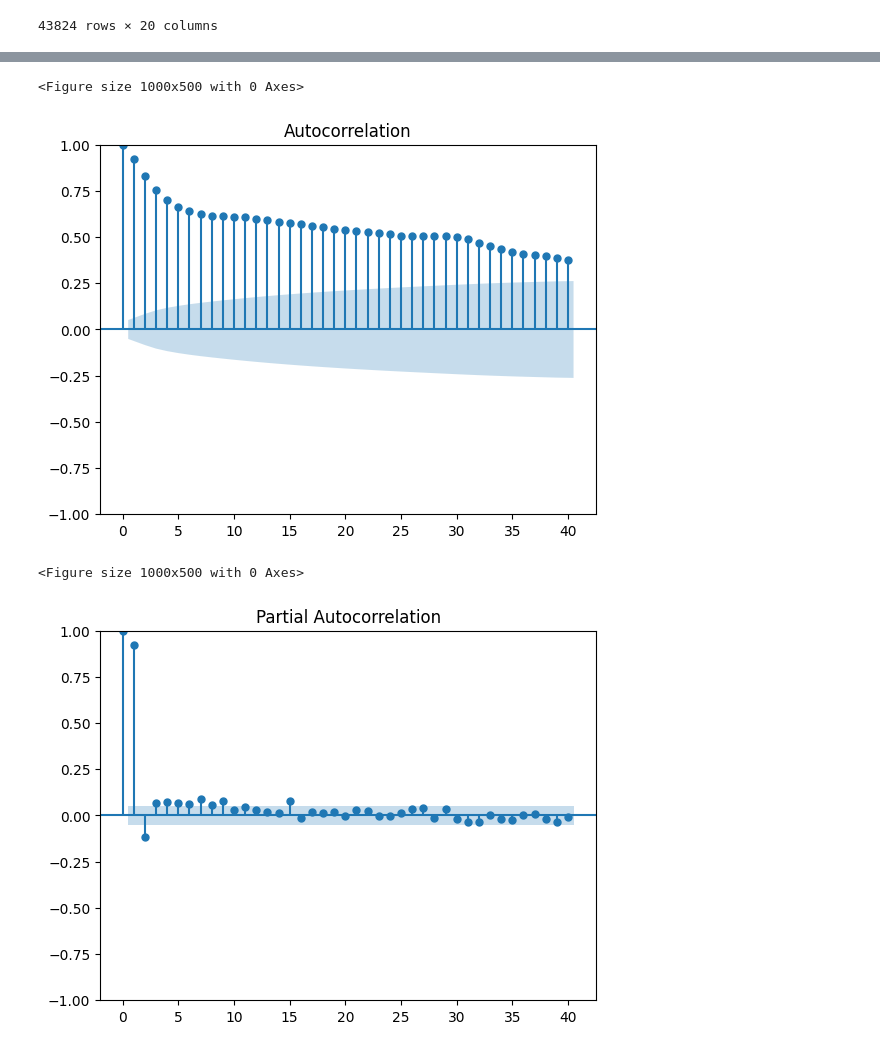
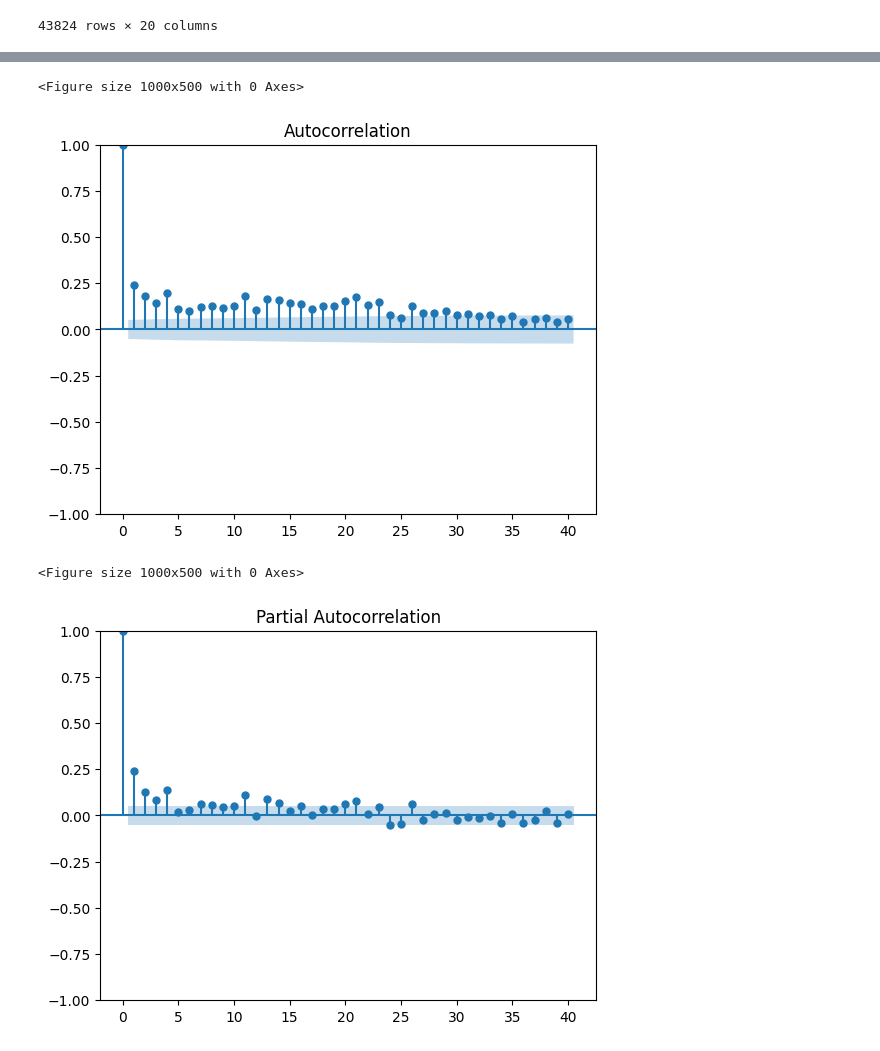
Before and after one commit to juliababa/TCC, a Jupyter notebook: src/main.ipynb, the cells around one changed output, grey strips where cells are left out. Cells and saved outputs as stored; diff of their text form; code cells hidden in the pictures.

```diff
--- a/src/main.ipynb
+++ b/src/main.ipynb
@@ -86,7 +86,7 @@ df_sorted = df_cleaned.sort_values(by='Data', ascending=True)
 
 df_sorted.info()
 
-forecast_parameter = 'TEMPERATURA DO AR - BULBO SECO, HORARIA (°C)'
+forecast_parameter = 'PRECIPITAÇÃO TOTAL, HORÁRIO (mm)'
 
 # print(df_notimecollumn.info())
 # print(df_notimecollumn.info())
@@ -183,7 +183,7 @@ import itertools
 # Supondo que sua série seja 'series'
 # Defina os ranges dos hiperparâmetros
 p = range(0, 4)
-d = range(0, 2)
+d = range(0, 4)
 q = range(0, 4)
 pdq = list(itertools.product(p, d, q))
 
@@ -192,33 +192,33 @@ best_order = None
 
 results = []
 
 for order in pdq:
     try:
         model = ARIMA(series_day, order=order)
         model_fit = model.fit()
         aic = model_fit.aic
         results.append({'p': order[0], 'd': order[1], 'q': order[2], 'AIC': aic})
         if aic < best_aic:
             best_aic = aic
             best_order = order
     except Exception as e:
         results.append({'p': order[0], 'd': order[1], 'q': order[2], 'AIC': None})
         continue
 
 # Criar DataFrame
 df_grid = pd.DataFrame(results)
 df_grid = df_grid.dropna(subset=['AIC'])
 df_grid = df_grid.sort_values(by='AIC')
 
 # Imprimir todas as configurações ordenadas pelo menor AIC
 print(df_grid)
 
 # Exportar TODA a tabela para LaTeX
 print(df_grid.to_latex(index=False, float_format="%.2f"))
 
 print(f"Melhor configuração (p,d,q): {best_order} com AIC={best_aic}")
 # %% [output]
 <Figure size 1000x500 with 0 Axes>
-[figure, old version]
+[figure, new version]
 <Figure size 1000x500 with 0 Axes>
-[figure, old version]
+[figure, new version]
```
Also changed, not shown: parts of 5 cells of this notebook, 3 other files.
